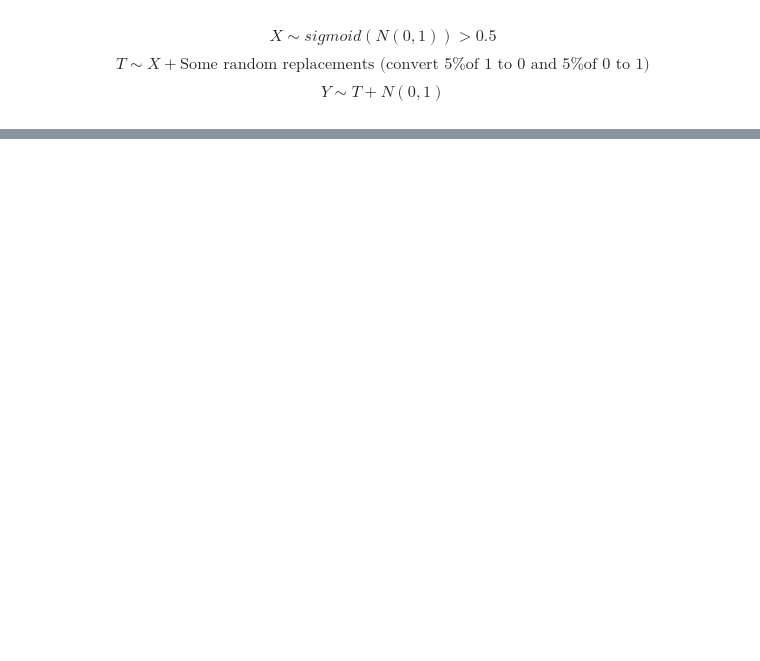
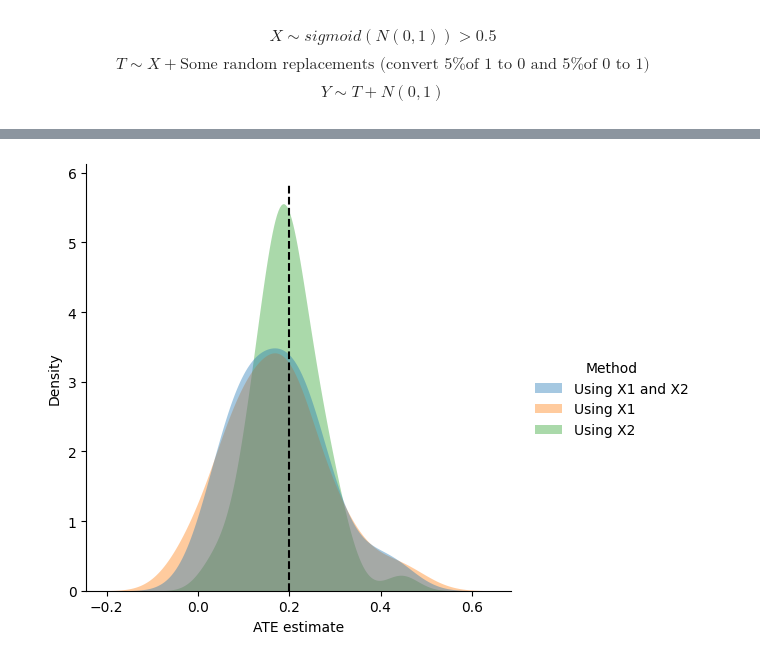
Before and after one commit to Glovo/covariate-adjustment-blogpost, a Jupyter notebook: notebooks/good_bad_covariates.ipynb, the cells around one changed output, grey strips where cells are left out. Cells and saved outputs as stored; diff of their text form; code cells hidden in the pictures; blank space fills up the shorter version.

```diff
--- a/notebooks/good_bad_covariates.ipynb
+++ b/notebooks/good_bad_covariates.ipynb
@@ -164,0 +212,9 @@ plot_ates(ates, effect)
+# %%
+ates_wihtout_key = []
+for ate in ates:
+    ate_without_key = {k: v for k, v in ate.items() if k != "Not using covariates"}
+    ates_wihtout_key.append(ate_without_key)
+# %%
+plot_ates(ates_wihtout_key, effect)
+# %% [output]
+[figure, added]
```
Also changed, not shown: parts of 10 cells of this notebook, 1 other file.
